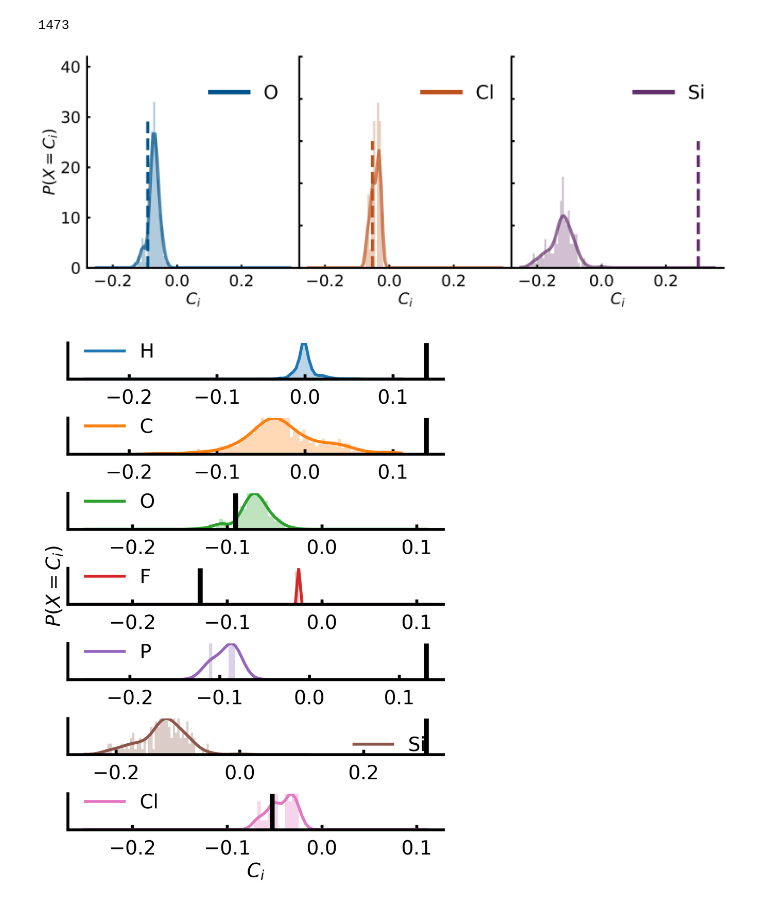
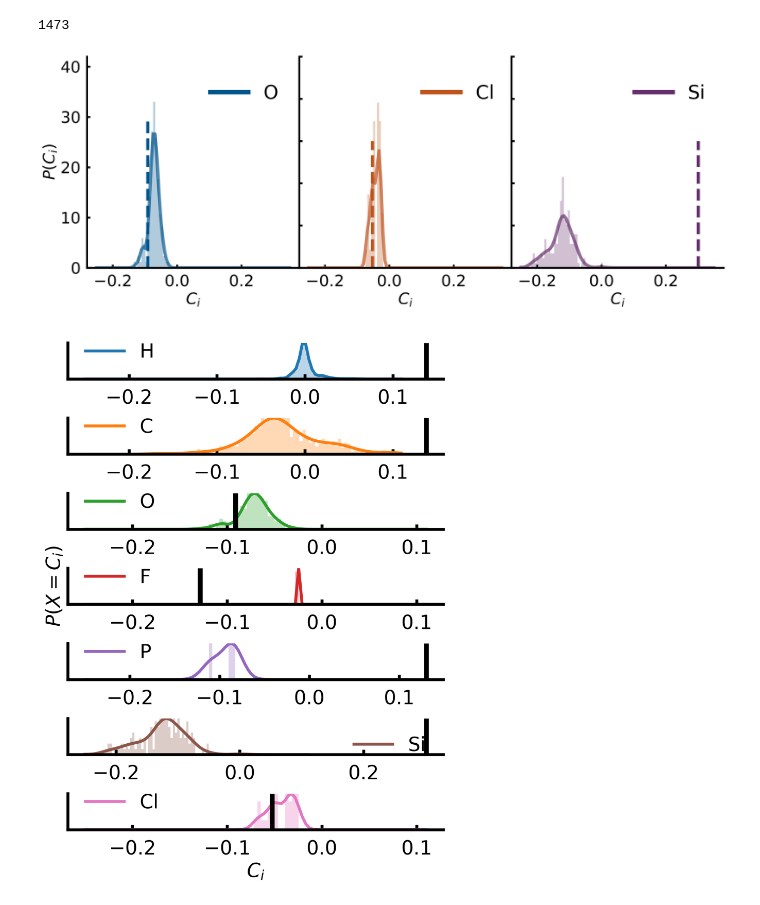
Before and after one commit to SinsuSquid/Chemomile, a Jupyter notebook: Notebooks/CaseStudy.ipynb, the cells around one changed output. Cells and saved outputs as stored; diff of their text form; code cells hidden in the pictures.

```diff
--- a/Notebooks/CaseStudy.ipynb
+++ b/Notebooks/CaseStudy.ipynb
@@ -230,35 +230,35 @@ for a in ax:
     a.patch.set_alpha(0.00)
 
 x = np.linspace(-0.25, 0.35, NUMBINS)
 
 types = (8, 17, 14)
 for idx, ty in enumerate(types):
     try:
         data = atomic_contributions[ty]
         kde = gaussian_kde(data)
         ax[idx].hist(data, bins = x, alpha = 0.3, density = True, color = COLORMAP[ty])
         ax[idx].plot(x, kde.evaluate(x), linewidth = 5, color = COLORMAP[ty], alpha = 0.7)
         ax[idx].vlines(REF[ty], 0, 30, linestyle = '--', color = COLORMAP[ty], linewidth = 5)
         ax[idx].plot([0],[0], linewidth = 7, color = COLORMAP[ty], label = LABELS[ty])
     except Exception as e:
         print(";)")
         print(e)
 
 # ax[2].plot([0],[0], linewidth = 7, linestyle = '--', color = 'k', label = "Keshavarz et al.")
 
 ax[1].set_yticks(ticks = ax[0].get_yticks(), labels = [])
 ax[2].set_yticks(ticks = ax[0].get_yticks(), labels = [])
-ax[0].set_ylabel("$P(X=C_i)$", fontsize = 25)
+ax[0].set_ylabel("$P(C_i)$", fontsize = 25)
 
 for a in ax:
     a.set_xlabel("$C_i$", fontsize = 25)
     a.legend(frameon = False, loc = 3, fontsize = 30, bbox_to_anchor = (0.5, 0.7))
 
 plt.savefig("Ci_PDF.png", dpi = 300, bbox_inches = 'tight')
 
 plt.show()
 # %% [output]
-[figure, old version]
+[figure, new version]
 # %%
 # For Analysis
 import matplotlib.pyplot as plt
```
Also changed, not shown: parts of 1 cell of this notebook, 3 other files.
